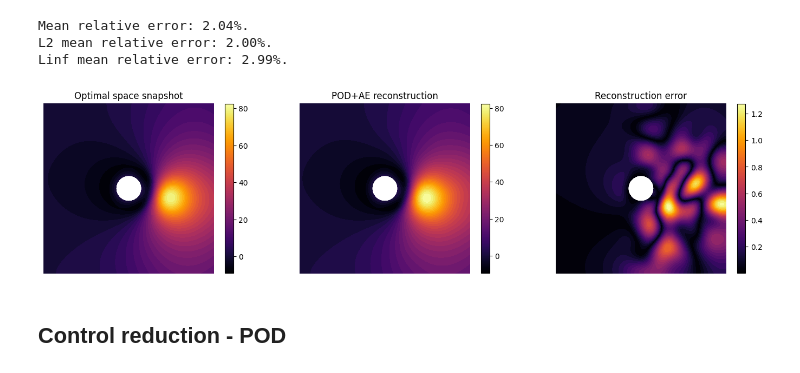
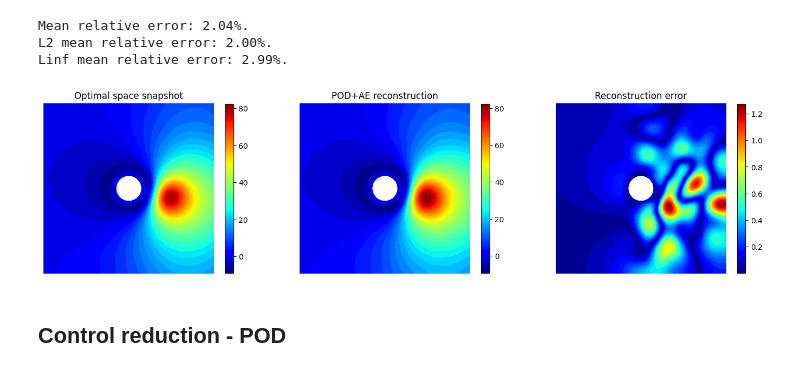
Before and after one commit to MatteoTomasetto/OCP-DL-ROM, a Jupyter notebook: ActiveThermalCooling.ipynb, the cells around one changed output. Cells and saved outputs as stored; diff of their text form; code cells hidden in the pictures.

Commit message:
cmap in Cooling changed

```diff
--- a/ActiveThermalCooling.ipynb
+++ b/ActiveThermalCooling.ipynb
@@ -403,12 +403,12 @@ Linf mean relative error: 2.99%.
 # %%
 # FOM vs POD+AE RECONSTRUCTION (PLOTS)
 
 which = -1
 
 plotlist = [Q[which], Q_reconstructed[which], ((Q[which] - Q_reconstructed[which])**2).sqrt()]
-fe.multiplot(plotlist, (10, 10), space, titles = ("Optimal space snapshot", "POD+AE reconstruction", "Reconstruction error"), size = 6, cmap = "inferno", levelcurves = True, colorbar = True)
+fe.multiplot(plotlist, (10, 10), space, titles = ("Optimal space snapshot", "POD+AE reconstruction", "Reconstruction error"), size = 6, cmap = "jet", levelcurves = True, colorbar = True)
 # %% [output]
-[figure, old version]
+[figure, new version]
 # %% [markdown]
 ## Control reduction - POD
 # %%
```
Also changed, not shown: parts of 8 cells of this notebook, 1 other file.
